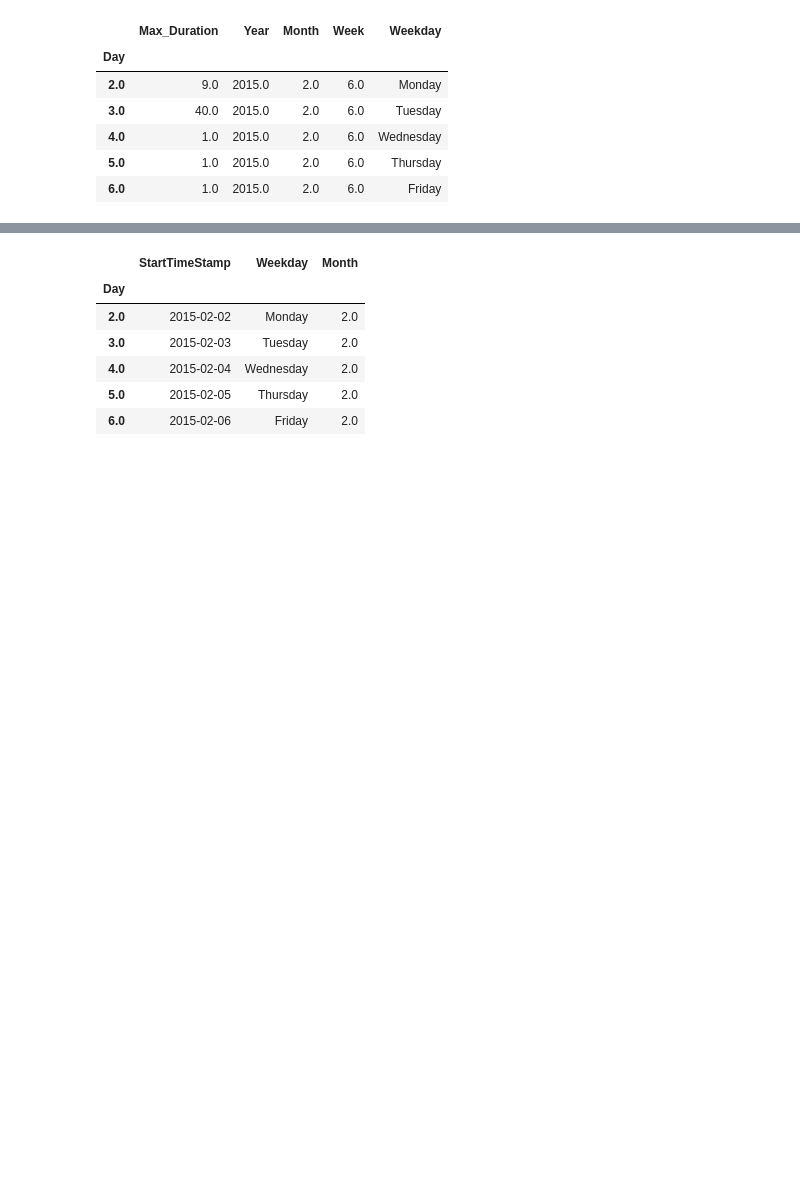
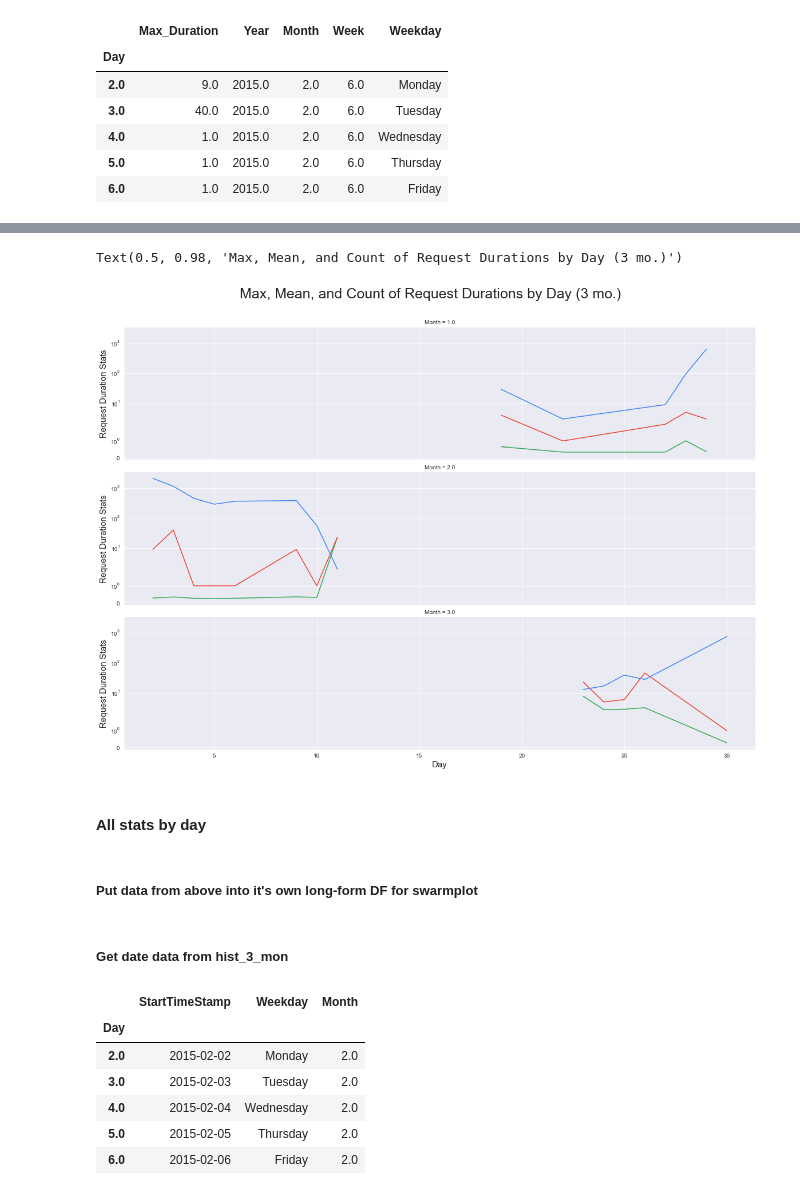
Before and after one commit to leilanihagen/interject-datacell-request-time-data-exploration, a Jupyter notebook: datacell_request_time.ipynb, the cells around one changed output, grey strips where cells are left out. Saved outputs shown, nothing was run; the diff lists cells and outputs as text; code cells hidden in the pictures; blank space fills up the shorter version.

```diff
--- a/datacell_request_time.ipynb
+++ b/datacell_request_time.ipynb
@@ -570,6 +588,22 @@ Consider eliminating months that we don't need in sql...
 start_month = 1
 end_month = 3
 year = 2015
+# %%
+def pull_3_mo_history(start_month, end_month, year):
+    # Select only month and year specified:
+    month_filter = ( (all_requests['Month'] >= start_month) & (all_requests['Month'] <= end_month) & (all_requests['Year'] == year) ) # Boolean series
+    history_3_mon = all_requests.where(month_filter)
+    history_3_mon = history_3_mon.dropna()
+
+    # Add Weekday col:
+    history_3_mon['Weekday'] = history_3_mon.index.weekday_name
+
+    # Drop Sat/Sun:
+    weekday_filter = ( (history_3_mon['Weekday'] != 'Saturday') & (history_3_mon['Weekday'] != 'Sunday') )
+    history_3_mon = history_3_mon.where(weekday_filter)
+    history_3_mon = history_3_mon.dropna()
+
+    return history_3_mon
 # %% [markdown]
 Select only the months and year specified
 # %%
@@ -771,5 +794,7 @@ ax.legend(('Mean', 'Load'), borderpad=1, labelspacing=2, fontsize=18)
 # %% [markdown]
 #### 3-month historical stats by DAY
+# %%
+history_3_mon = pull_3_mo_history(1, 3, 2015)
 # %%
 day_aggs = history_3_mon.groupby('Day', as_index=True).agg(
     Min_Duration=pd.NamedAgg(column='Duration', aggfunc='min'),
@@ -828,3 +853,37 @@ dur_stats_3_mon_by_day
+# %%
+grid = sns.FacetGrid(row='Month', data=dur_stats_3_mon_by_day.reset_index(), height=4, aspect=4)
+
+grid.map(sns.lineplot, 'Day', 'Mean_Duration', color='#34A853').add_legend()
+grid.map(sns.lineplot, 'Day', 'Max_Duration', color='#EA4335').add_legend()
+grid.map(sns.lineplot, 'Day', 'Count_Durations', color='#4285F4').add_legend()
+
+grid.set_ylabels('Request Duration Stats', fontsize=15)
+grid.set_xlabels('Day', fontsize=15)
+
+grid.set(yscale='symlog')  # Retain zero values
+# ax.set_ylim(bottom=-0.25)  # 0 doesn't work...
+
+grid.set_titles(fontsize=200)
+
+# grid.set_xticklabels('')
+
+plt.subplots_adjust(top=0.9)
+grid.fig.suptitle('Max, Mean, and Count of Request Durations by Day (3 mo.)', fontsize=25)
+
+
+# grid.axes[i].tick_params(axis='both', which='major', labelsize=15)
+# ax.set_xticklabels(longform_dur_stats_3_mon_by_day['Day_Label'])
+
+# ax.legend(borderpad=1, labelspacing=1, fontsize=18)
+# %% [output]
+Text(0.5, 0.98, 'Max, Mean, and Count of Request Durations by Day (3 mo.)')
+[figure, added]
+# %% [markdown]
+#### All stats by day
+# %% [markdown]
+##### Put data from above into it's own long-form DF for swarmplot
+# %% [markdown]
+##### Get date data from hist_3_mon
 # %%
 longform_dur_stats_3_mon_by_day = pd.melt(dur_stats_3_mon_by_day.reset_index(), id_vars='Day', value_vars=['Min_Duration', 'Max_Duration', 'Mean_Duration', 'Count_Durations'], var_name='Dur_Stat_Type', value_name='Dur_Stat_Value')
 # longform_dur_stats_3_mon_by_day.set_index(keys='Day', inplace=True) # duplicate keys OK!
```
Also changed, not shown: parts of 17 cells of this notebook.
